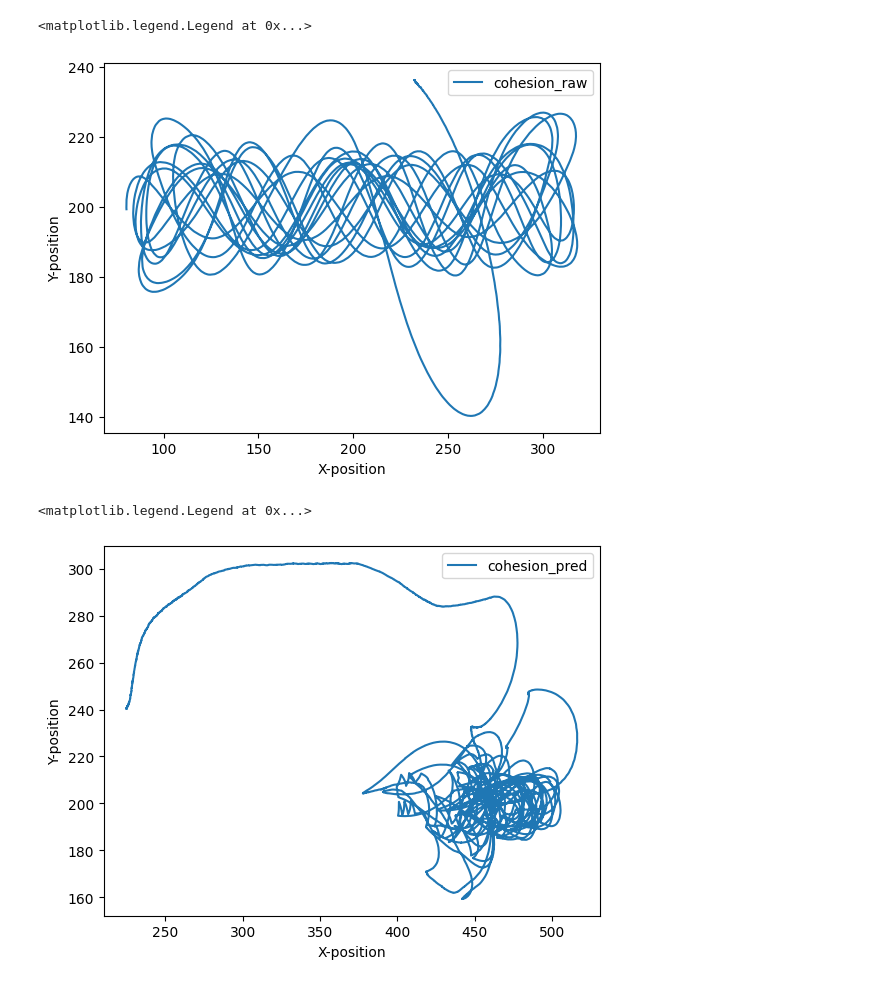
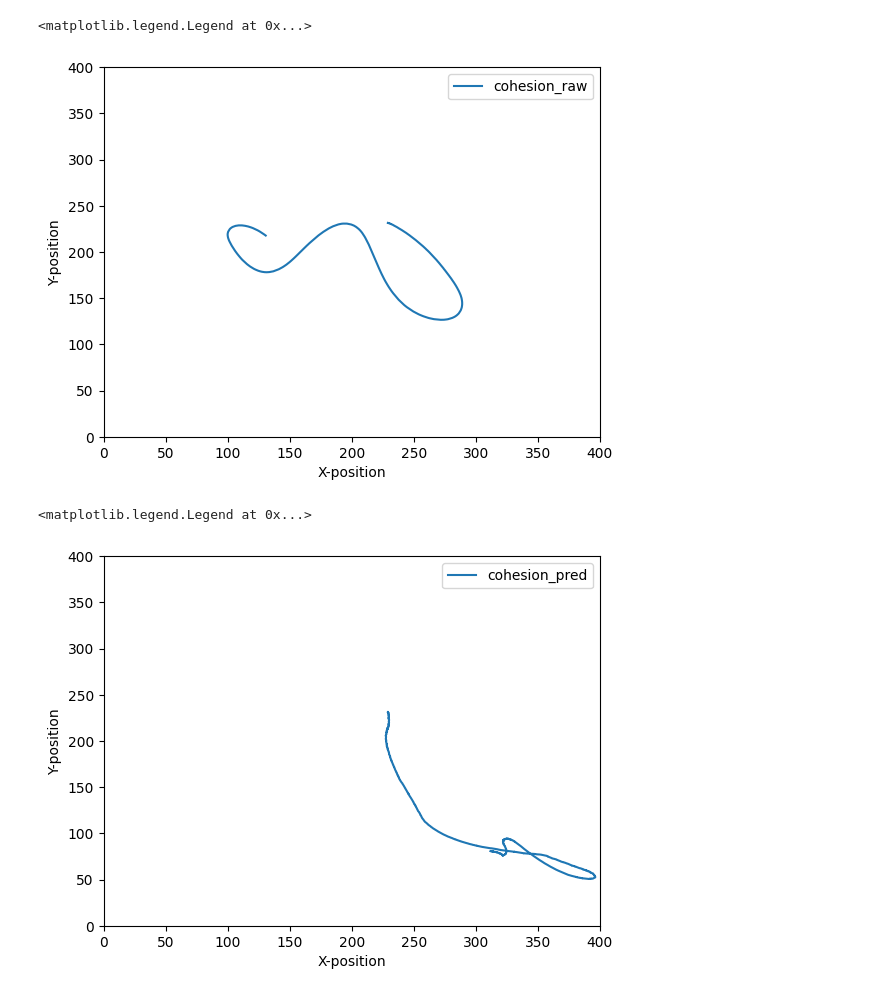
Before and after one commit to ShengyuanWang/ABM-based-Boid-Model, a Jupyter notebook: main.ipynb, the cells around one changed output. Saved outputs shown, nothing was run; the diff lists cells and outputs as text; code cells hidden in the pictures.

```diff
--- a/main.ipynb
+++ b/main.ipynb
@@ -12,7 +12,7 @@ from Agents.Mountain import Mountain
 from Agents.Predator import Predator
 from tqdm import tqdm
 # %%
-time = 1000
+time = 100
 size = 400
 # %%
 def cohesion(num):
@@ -125,8 +105,8 @@ plt.show()
 # %%
 def centeringPosition(num):
-    boids = [Boid(xstr=size/3, ystr=size/3,xlim=size/2, ylim=size/2) for _ in range(150)]
-    mountains = [Mountain(xlim=size, ylim=size) for _ in range(20)]
-    predators = [Predator(xstr=size/3, ystr=size/3,xlim=size/2, ylim=size/2) for _ in range(4)]
+    boids = [Boid(xstr=size/3, ystr=size/3,xlim=size/2, ylim=size/2, seed=i) for i in range(150)]
+    mountains = [Mountain(xstr=size/3, ystr=size/3,xlim=size/2, ylim=size/2, seed=i) for i in range(20)]
+    predators = [Predator(xstr=size/3, ystr=size/3,xlim=size/2, ylim=size/2, seed=i) for i in range(4)]
     ceneteringPosX = []
     ceneteringPosY = []
     for t in tqdm(range(time)):
@@ -148,16 +128,20 @@ ceneteringPosX_mountain, ceneteringPosY_mountain = centeringPosition(3)
 # %%
 plt.plot(ceneteringPosX_raw, ceneteringPosY_raw, label="cohesion_raw")
 plt.xlabel("X-position")
 plt.ylabel("Y-position")
+plt.xlim(0, size)
+plt.ylim(0, size)
 plt.legend()
 # %% [output]
 <matplotlib.legend.Legend at 0x...>
-[figure, old version]
+[figure, new version]
 # %%
 plt.plot(ceneteringPosX_pred, ceneteringPosY_pred, label="cohesion_pred")
 plt.xlabel("X-position")
 plt.ylabel("Y-position")
+plt.xlim(0, size)
+plt.ylim(0, size)
 plt.legend()
 # %% [output]
 <matplotlib.legend.Legend at 0x...>
-[figure, old version]
+[figure, new version]
```
Also changed, not shown: parts of 10 cells of this notebook, 3 other files.
